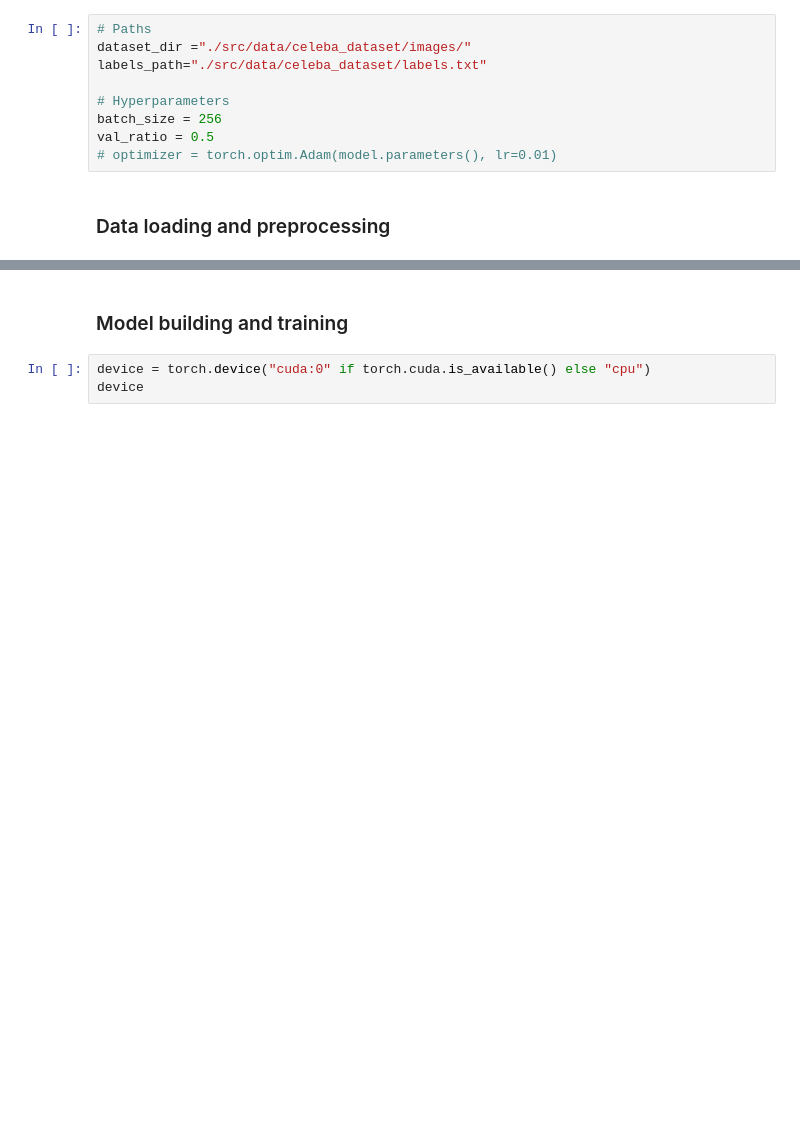
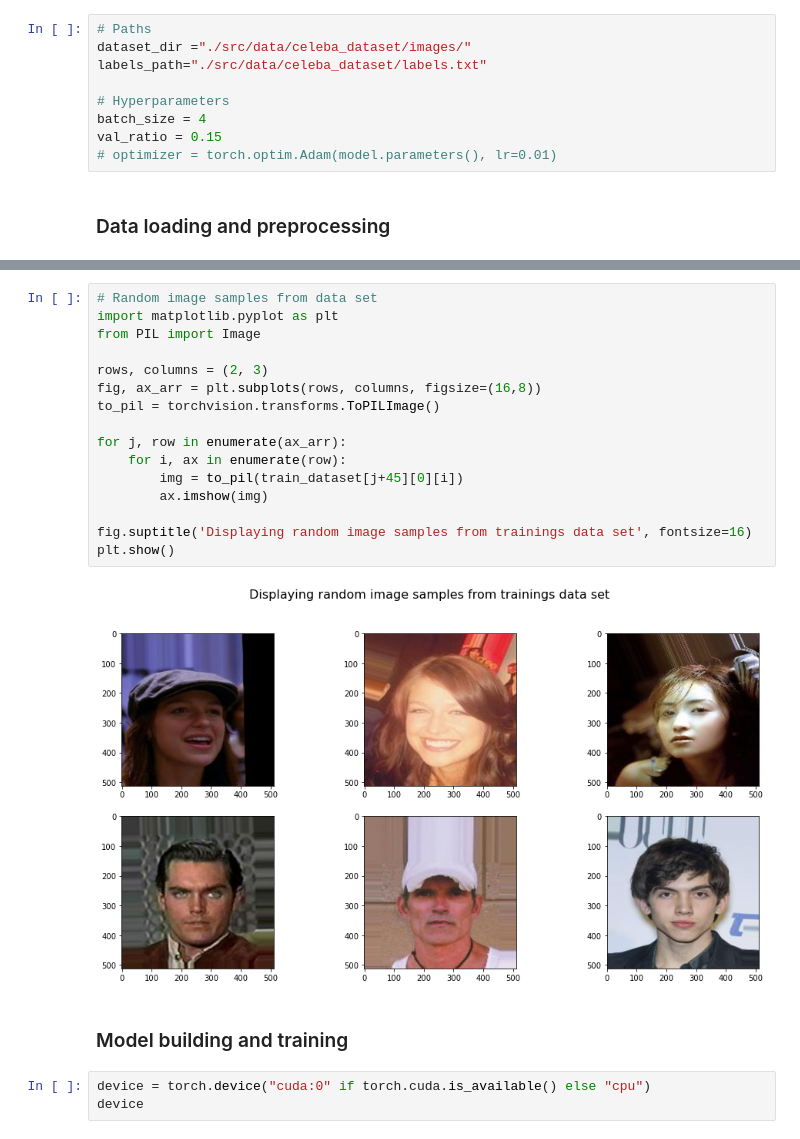
Before and after one commit to SamiIbishi/applied-machine-learning, a Jupyter notebook: ModelPipeline_SiameseNetwork.ipynb, the cells around one changed output, grey strips where cells are left out. Drawn from its saved outputs; the diff is of its cells as text; blank space fills up the shorter version.

```diff
--- a/ModelPipeline_SiameseNetwork.ipynb
+++ b/ModelPipeline_SiameseNetwork.ipynb
@@ -24,8 +24,8 @@ dataset_dir ="./src/data/celeba_dataset/images/"
 labels_path="./src/data/celeba_dataset/labels.txt"
 
 # Hyperparameters
-batch_size = 256
-val_ratio = 0.5
+batch_size = 4
+val_ratio = 0.15
 # optimizer = torch.optim.Adam(model.parameters(), lr=0.01)
 # %% [markdown]
 <h3>Data loading and preprocessing</h3>
@@ -67,4 +67,22 @@ Number of batches in val_loader: 138
 --------------------------------------------------------------------------
+# %%
+# Random image samples from data set
+import matplotlib.pyplot as plt
+from PIL import Image
+
+rows, columns = (2, 3)
+fig, ax_arr = plt.subplots(rows, columns, figsize=(16,8))
+to_pil = torchvision.transforms.ToPILImage()
+
+for j, row in enumerate(ax_arr):
+    for i, ax in enumerate(row):
+        img = to_pil(train_dataset[j+45][0][i])
+        ax.imshow(img)
+
+fig.suptitle('Displaying random image samples from trainings data set', fontsize=16)
+plt.show()
+# %% [output]
+[figure, added]
 # %% [markdown]
 <h3>Model building and training</h3>
 # %%
```
Also changed, not shown: parts of 5 cells of this notebook, 6 other files.
